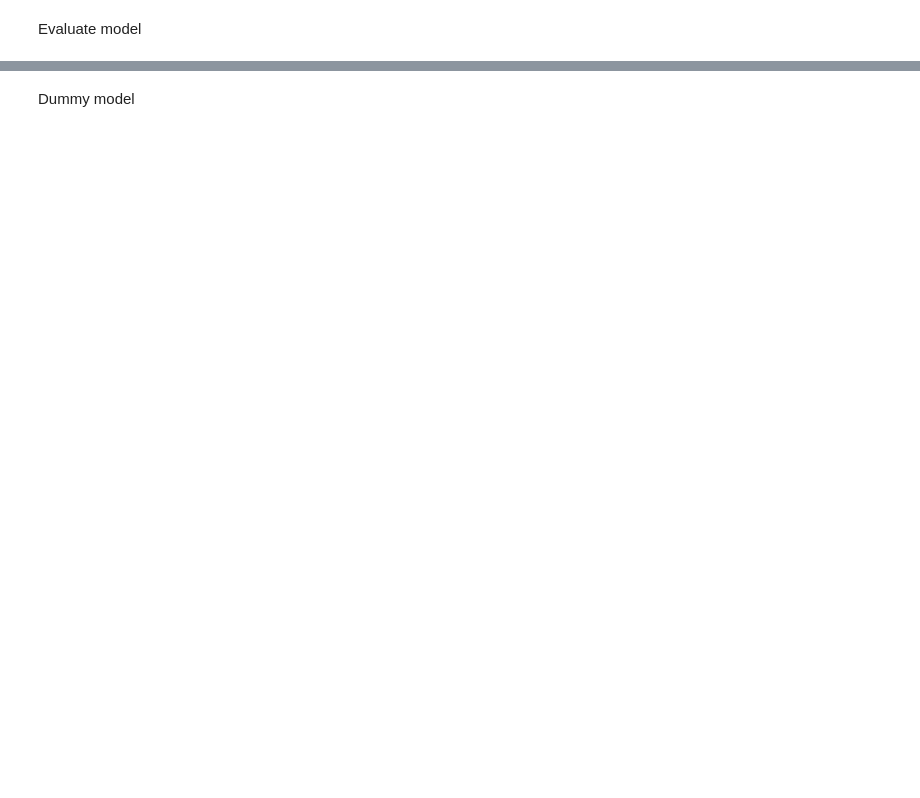
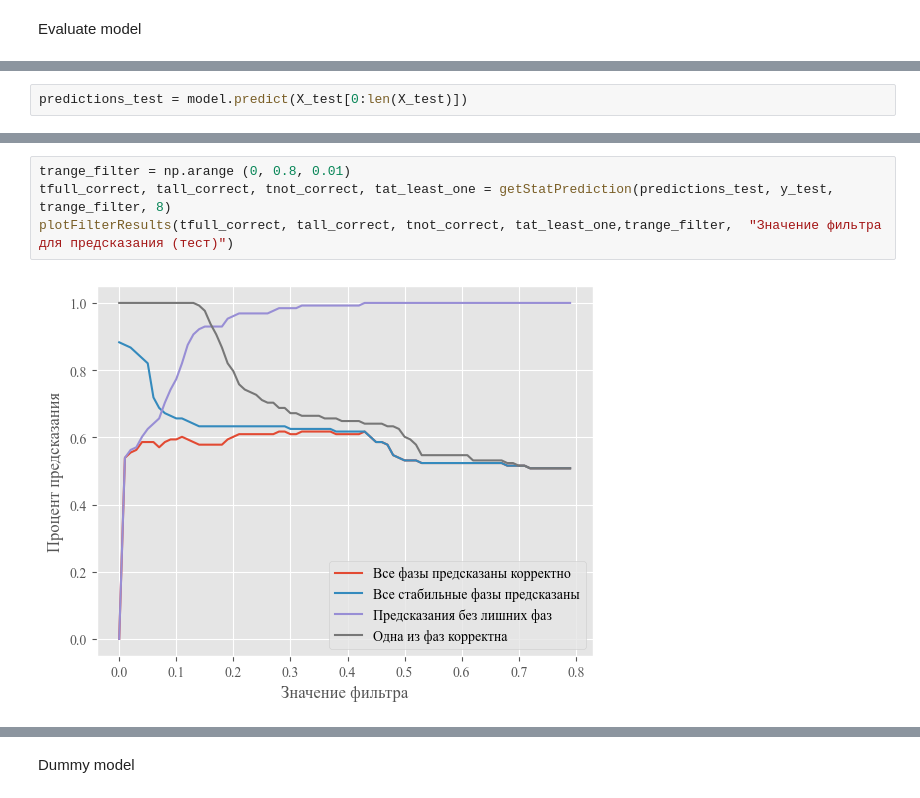
Before and after one commit to 1dimadim1/PhaseCompositionPrediction, a Jupyter notebook: NN_model.ipynb, the cells around one changed output, grey strips where cells are left out. Cells and saved outputs as stored; diff of their text form; blank space fills up the shorter version.

```diff
--- a/NN_model.ipynb
+++ b/NN_model.ipynb
@@ -230,0 +298,2 @@ saveNNHist(H,'Точность модели в зависимости от эп
+# %%
+predictions_test = model.predict(X_test[0:len(X_test)])
@@ -298,0 +410,6 @@ Not error in prediction = 1192
+# %%
+trange_filter = np.arange (0, 0.8, 0.01)
+tfull_correct, tall_correct, tnot_correct, tat_least_one = getStatPrediction(predictions_test, y_test, trange_filter, 8)
+plotFilterResults(tfull_correct, tall_correct, tnot_correct, tat_least_one,trange_filter,  "Значение фильтра для предсказания (тест)")
+# %% [output]
+[figure, added]
```
Also changed, not shown: parts of 21 cells of this notebook.
